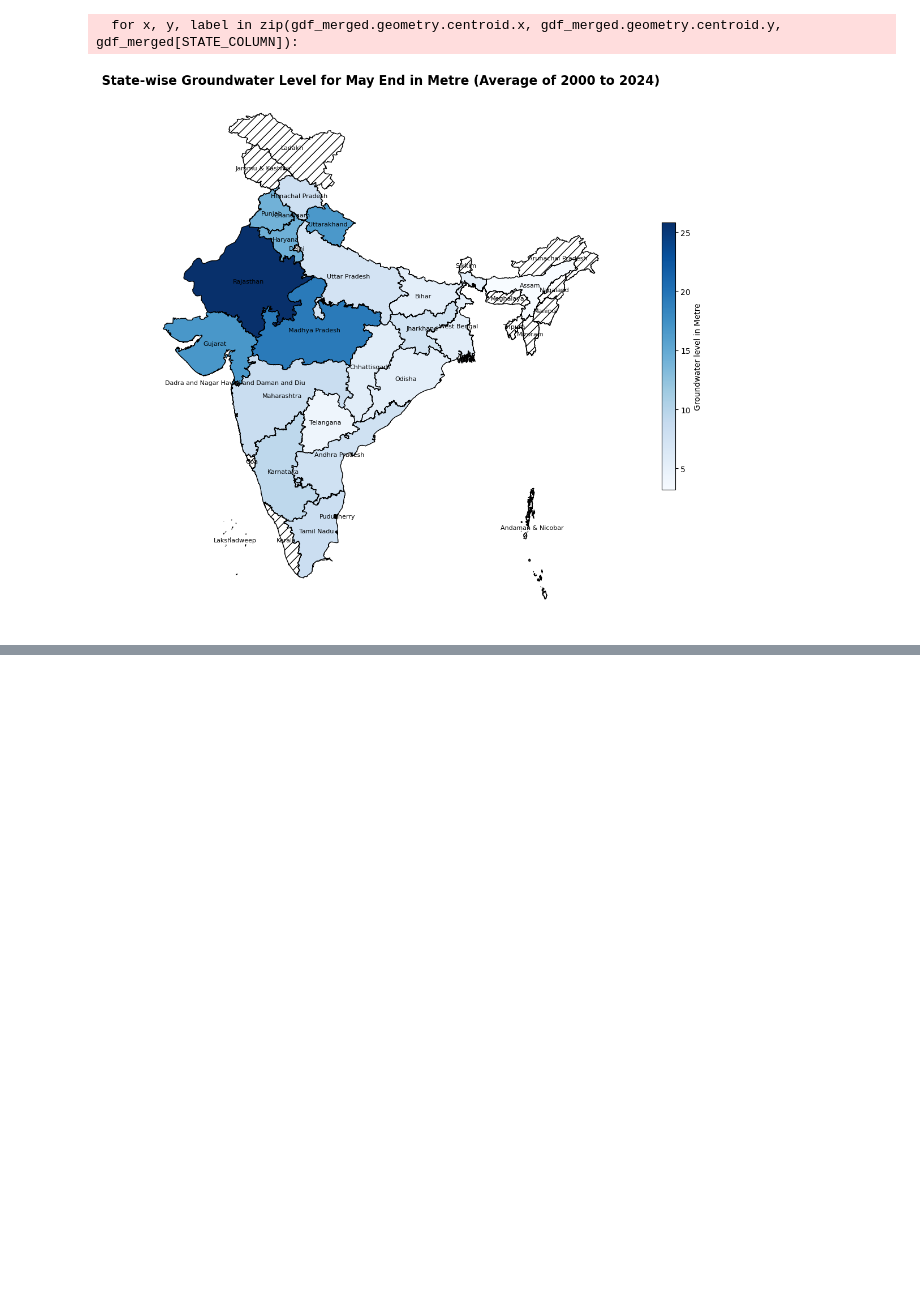
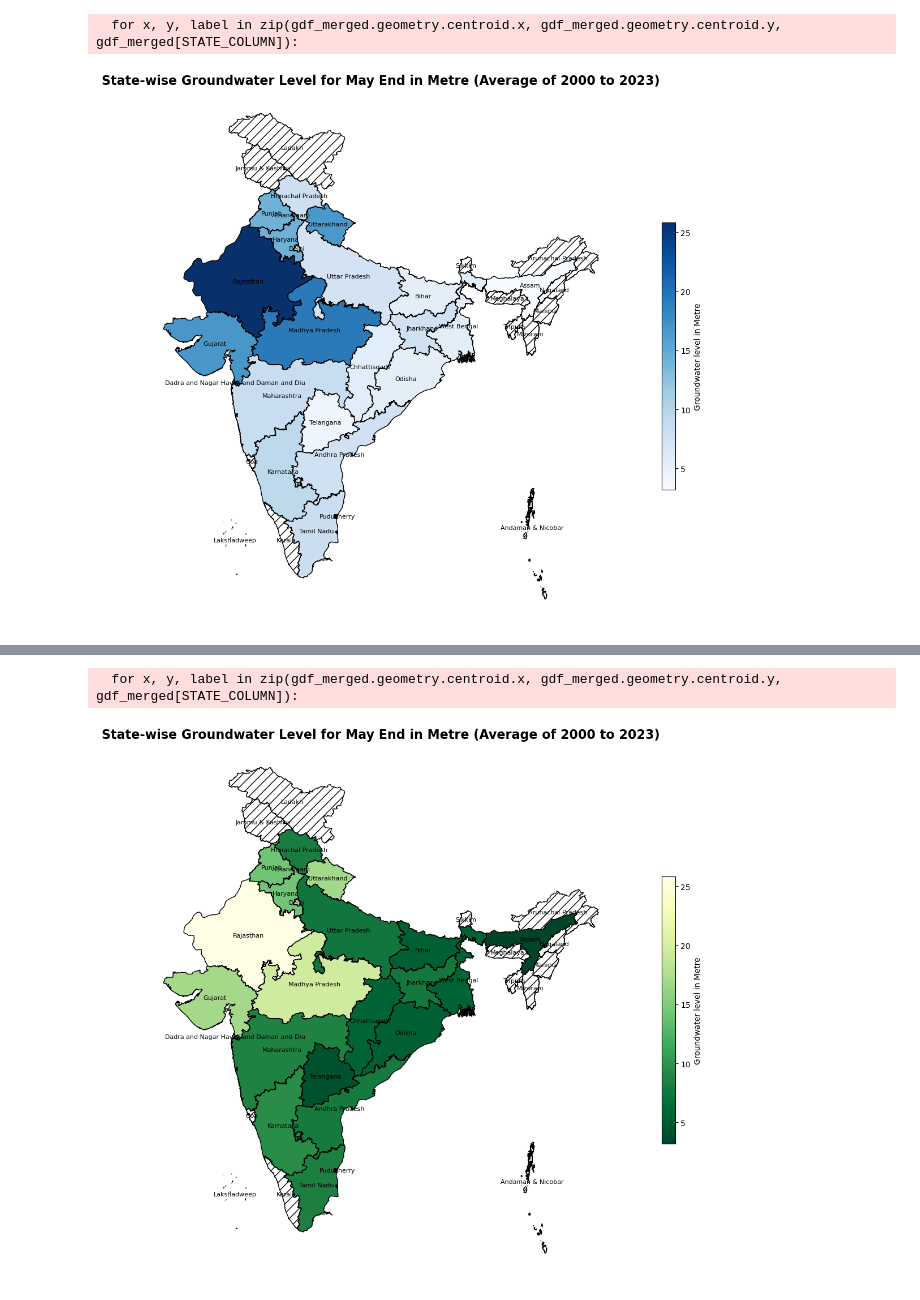
Before and after one commit to RajeshworM/Indain_states_map, a Jupyter notebook: State wise map for Groundwater Level in May End.ipynb, the cells around one changed output, grey strips where cells are left out. Drawn from its saved outputs; the diff is of its cells as text; code cells hidden in the pictures; blank space fills up the shorter version.

```diff
--- a/State wise map for Groundwater Level in May End.ipynb
+++ b/State wise map for Groundwater Level in May End.ipynb
@@ -51,7 +51,7 @@ gdf_merged.plot(
 )
 
 # Add a title to the map
-ax.set_title("State-wise Groundwater Level for May End in Metre (Average of 2000 to 2024)", fontsize=16, fontweight='bold')
+ax.set_title("State-wise Groundwater Level for May End in Metre (Average of 2000 to 2023)", fontsize=16, fontweight='bold')
 
 # Annotate each state with its name inside the map, no bold for state names
 for x, y, label in zip(gdf_merged.geometry.centroid.x, gdf_merged.geometry.centroid.y, gdf_merged[STATE_COLUMN]):
@@ -88,3 +88,69 @@ Groundwater data preview:
 17         Jharkhand         7.68
   for x, y, label in zip(gdf_merged.geometry.centroid.x, gdf_merged.geometry.centroid.y, gdf_merged[STATE_COLUMN]):
 [figure]
+# %%
+#!pip install fiona shapely pyproj rtree
+#!pip install geopandas matplotlib pandas
+import geopandas as gpd
+import matplotlib.pyplot as plt
+import pandas as pd
+
+# Path to the shapefile
+shapefile_path = r"C:\Users\IEG\Desktop\state_map\Admin2.shp"
+
+# Load the shapefile using geopandas
+gdf = gpd.read_file(shapefile_path)
+
+# Load the reservoir volume data from the CSV file
+csv_path = "groundwater_may.csv"
+groundwater_data = pd.read_csv(csv_path)
+
+# Print the first few rows to inspect the data
+print("Groundwater data preview:\n", groundwater_data.head(18))
+
+# Assuming 'State' column in CSV matches 'ST_NM' in shapefile, and 'Volume' holds reservoir volumes
+STATE_COLUMN = 'ST_NM'  # State names in the shapefile
+CSV_STATE_COLUMN = 'ST_NM'  # State column in CSV (adjust if necessary)
+METRE_COLUMN = 'groundwater'    # Volume column in CSV (adjust if necessary)
+
+# Merge the shapefile data with the reservoir data based on state names
+gdf_merged = gdf.merge(groundwater_data, how='left', left_on=STATE_COLUMN, right_on=CSV_STATE_COLUMN)
+
+# Plot the map with reservoir volumes, ensuring that missing data shows as blank or NaN
+fig, ax = plt.subplots(1, 1, figsize=(15, 10))
+
+# Create a choropleth map for reservoir volumes
+gdf_merged.plot(
+    ax=ax,
+    column=METRE_COLUMN,  # Use reservoir volume for color
+    cmap='YlGn_r',        # Reversed green color map, lightest for highest values
+    legend=True,
+    edgecolor='black',
+    missing_kwds={         # Define how missing data will be displayed
+        "color": "white",   # States with no data will be pure white
+        "hatch": "/ /",     # Dot-dot pattern for unavailable data
+        "label": "No Data"  # Label for the missing data in the legend
+    },
+    legend_kwds={
+        'label': "Groundwater level in Metre",
+        'orientation': "vertical",
+        'shrink': 0.5
+    }
+)
+
+# Add a title to the map
+ax.set_title("State-wise Groundwater Level for May End in Metre (Average of 2000 to 2023)", fontsize=16, fontweight='bold')
+
+# Annotate each state with its name inside the map, no bold for state names
+for x, y, label in zip(gdf_merged.geometry.centroid.x, gdf_merged.geometry.centroid.y, gdf_merged[STATE_COLUMN]):
+    ax.text(x, y, label, fontsize=8, ha='center', va='center', color='black')
+
+# Remove the axis for a cleaner map
+ax.set_axis_off()
+
+# Adjust layout to fit everything nicely
+plt.tight_layout()
+
+# Show the map
+plt.show()
+# %% [output]
@@ -90,0 +177,2 @@ Groundwater data preview:
+  for x, y, label in zip(gdf_merged.geometry.centroid.x, gdf_merged.geometry.centroid.y, gdf_merged[STATE_COLUMN]):
+[figure, added]
```
Also changed, not shown: parts of 1 cell of this notebook.
